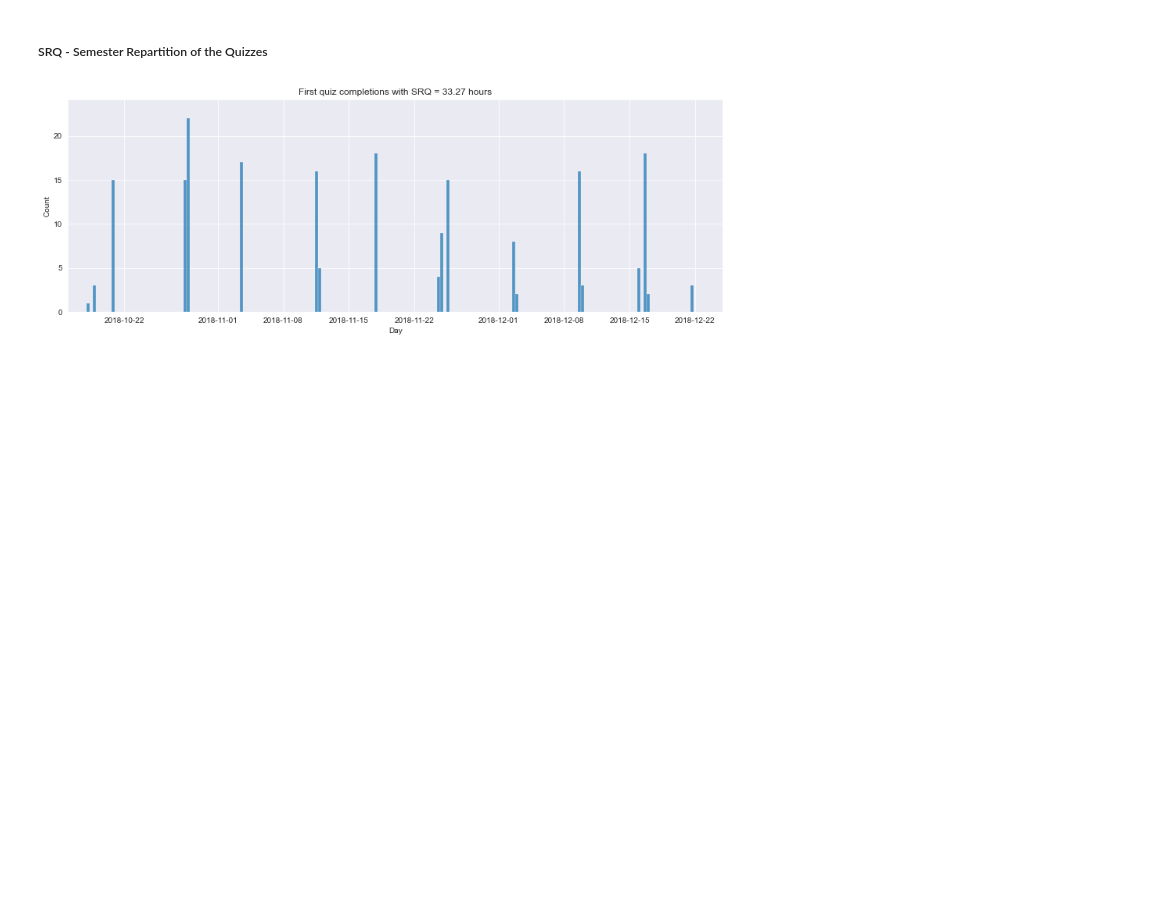
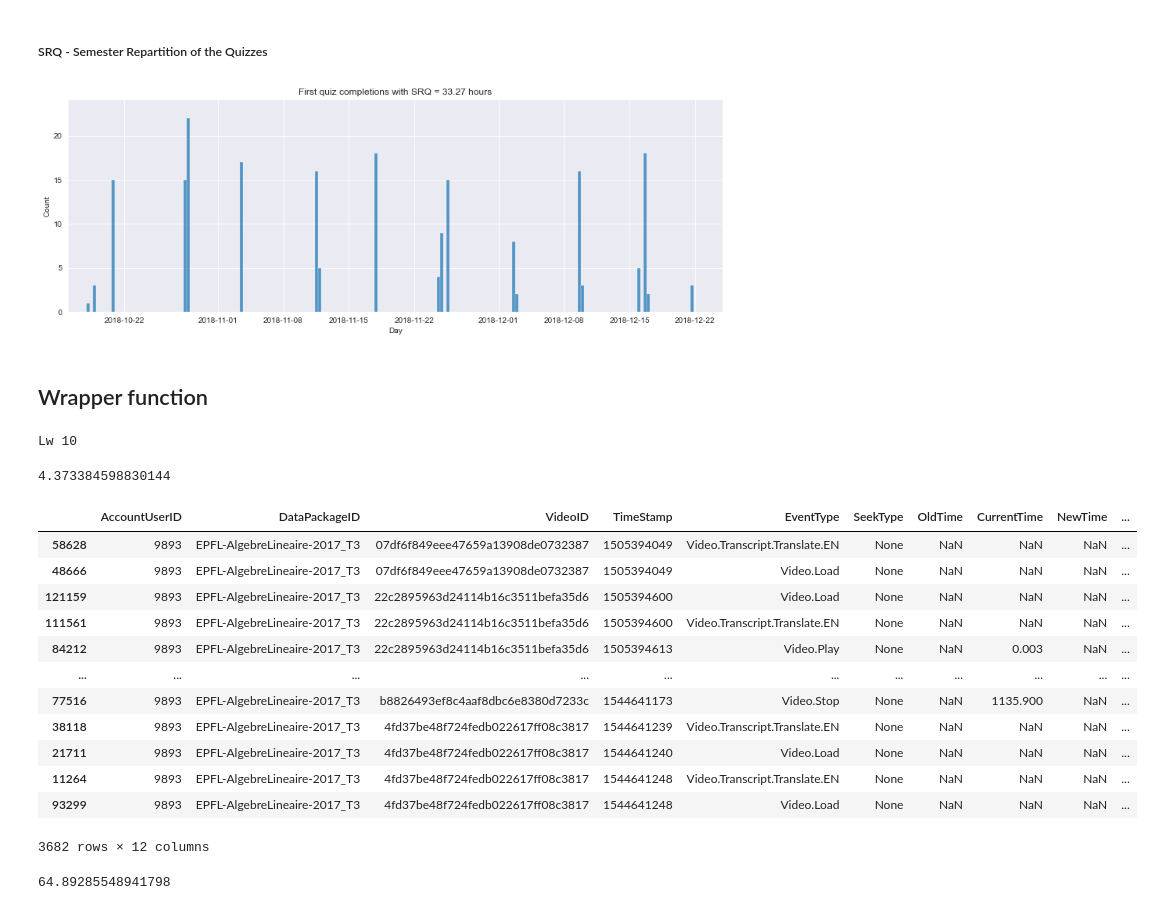
Before and after one commit to epfl-ml4ed/flipped-classroom, a Jupyter notebook: notebooks/regularity_exploratory_analysis.ipynb, the cells around one changed output. Cells and saved outputs as stored; diff of their text form; code cells hidden in the pictures; blank space fills up the shorter version.

Commit message:
Wrapper feature fonction, need unit test

```diff
--- a/notebooks/regularity_exploratory_analysis.ipynb
+++ b/notebooks/regularity_exploratory_analysis.ipynb
@@ -745,3 +746,5 @@ plot_SRQ(studentID)
 # 47385 56 hours
 # %% [output]
 [figure]
+# %% [markdown]
+## Wrapper function
@@ -747,0 +762,25 @@ plot_SRQ(studentID)
+# %%
+compute_feature(FDH, wrapper_df, 9893)
+# %% [output]
+Lw 10
+4.373384598830144
+# %%
+df.loc[df.AccountUserID == "9893"].sort_values(by="TimeStamp")
+# %% [output]
+|  | AccountUserID | DataPackageID | VideoID | TimeStamp | EventType | SeekType | OldTime | CurrentTime | NewTime | ... |
+| 58628 | 9893 | EPFL-AlgebreLineaire-2017_T3 | 07df6f849eee47659a13908de0732387 | 1505394049 | Video.Transcript.Translate.EN | None | NaN | NaN | NaN | ... |
+| 48666 | 9893 | EPFL-AlgebreLineaire-2017_T3 | 07df6f849eee47659a13908de0732387 | 1505394049 | Video.Load | None | NaN | NaN | NaN | ... |
+| 121159 | 9893 | EPFL-AlgebreLineaire-2017_T3 | 22c2895963d24114b16c3511befa35d6 | 1505394600 | Video.Load | None | NaN | NaN | NaN | ... |
+| 111561 | 9893 | EPFL-AlgebreLineaire-2017_T3 | 22c2895963d24114b16c3511befa35d6 | 1505394600 | Video.Transcript.Translate.EN | None | NaN | NaN | NaN | ... |
+| 84212 | 9893 | EPFL-AlgebreLineaire-2017_T3 | 22c2895963d24114b16c3511befa35d6 | 1505394613 | Video.Play | None | NaN | 0.003 | NaN | ... |
+| ... | ... | ... | ... | ... | ... | ... | ... | ... | ... | ... |
+| 77516 | 9893 | EPFL-AlgebreLineaire-2017_T3 | b8826493ef8c4aaf8dbc6e8380d7233c | 1544641173 | Video.Stop | None | NaN | 1135.900 | NaN | ... |
+| 38118 | 9893 | EPFL-AlgebreLineaire-2017_T3 | 4fd37be48f724fedb022617ff08c3817 | 1544641239 | Video.Transcript.Translate.EN | None | NaN | NaN | NaN | ... |
+| 21711 | 9893 | EPFL-AlgebreLineaire-2017_T3 | 4fd37be48f724fedb022617ff08c3817 | 1544641240 | Video.Load | None | NaN | NaN | NaN | ... |
+| 11264 | 9893 | EPFL-AlgebreLineaire-2017_T3 | 4fd37be48f724fedb022617ff08c3817 | 1544641248 | Video.Transcript.Translate.EN | None | NaN | NaN | NaN | ... |
+| 93299 | 9893 | EPFL-AlgebreLineaire-2017_T3 | 4fd37be48f724fedb022617ff08c3817 | 1544641248 | Video.Load | None | NaN | NaN | NaN | ... |
+3682 rows × 12 columns
+# %%
+(1544641248 - 1505394049) / (3600 * 24 * 7)
+# %% [output]
+64.89285548941798
```
Also changed, not shown: parts of 5 cells of this notebook, 6 other files.
